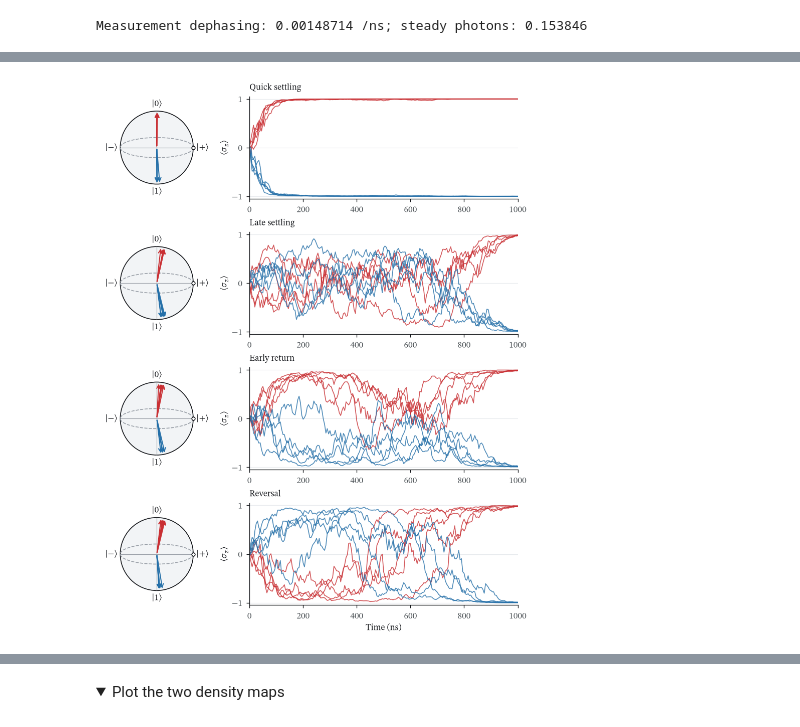
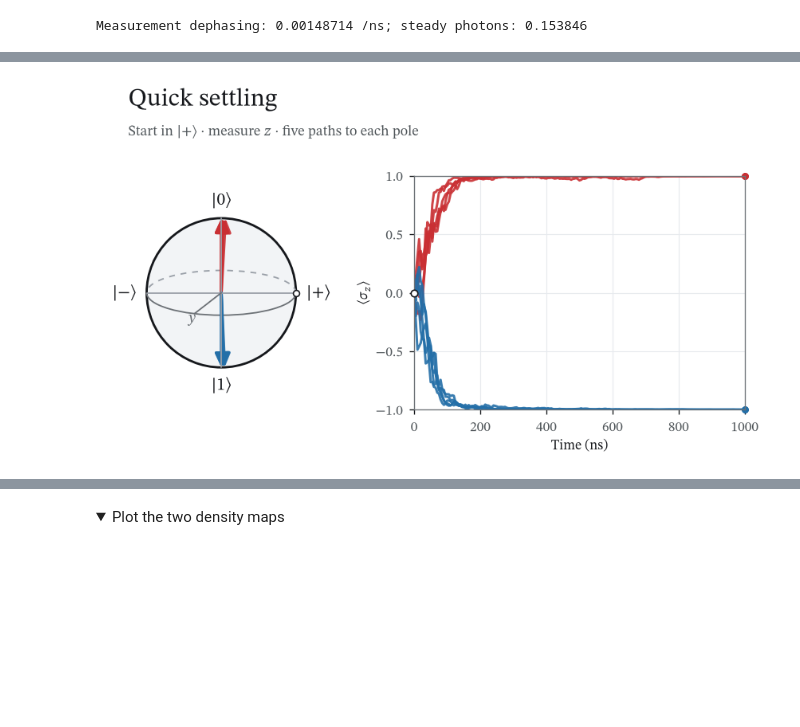
Before and after one commit to quchip/quchip, a Jupyter notebook: examples/04_continuous_measurement.ipynb, the cells around one changed output, grey strips where cells are left out. Cells and saved outputs as stored; diff of their text form; code cells hidden in the pictures; folded sections open; blank space fills up the shorter version.

Commit message:
Add ideal Qubit and refine the continuous measurement guide

```diff
--- a/examples/04_continuous_measurement.ipynb
+++ b/examples/04_continuous_measurement.ipynb
@@ -22,29 +24,31 @@ the settled fields for the qubit in $|0\rangle$ and $|1\rangle$.
 # %%
 import numpy as np
 from quchip import (
-    RWA, ChargeDrive, Chip, CrossKerr, DuffingTransmon,
-    QuantumSequence, Resonator, Square,
+    RWA, ChargeDrive, Chip, CrossKerr, Qubit, QuantumSequence, Resonator, Square,
 )
 
-amplitude = 0.008                       # GHz
-kappa = 2 * np.pi * 0.020              # 1/ns
-q = DuffingTransmon(freq=5.0, anharmonicity=-0.25, levels=2, label="q")
+amplitude = 0.008                     # charge-drive amplitude, GHz
+kappa = 2 * np.pi * 0.020             # resonator linewidth, 1/ns
+q = Qubit(freq=5.0, label="q")
 r = Resonator(freq=6.0, levels=12, T1=1 / kappa, label="r")
 readout = Chip(
     [q, r], couplings=[CrossKerr(q, r, chi=-0.004, label="qr")],
     frame={"q": 5.0, "r": 5.998}, approximation=RWA(),
 )
+
 drive = ChargeDrive(r, label="readout")
 _ = readout.wire(drive)
 sequence = QuantumSequence(readout)
 _ = sequence.schedule(
     drive, envelope=Square(duration=400.0, amplitude=amplitude), freq=5.998,
 )
+
 branches = sequence.simulate_batch(
     sequence.vary("initial_state", [{"q": 0, "r": 0}, {"q": 1, "r": 0}]),
     tlist=np.arange(401.0), e_ops=readout.e_ops(r=["a", "n"]),
     states="none", progress=False,
 )
+
 alpha = np.array([branch.expect(r, 0)[-1] for branch in branches])
 nbar = float(branches[1].expect(r, 1)[-1].real)
 gamma = float(kappa * abs(alpha[0] - alpha[1]) ** 2 / 2)
@@ -124,51 +134,88 @@ reverse, while an exact $\sigma_z$ eigenstate is stationary under this measureme
 # %%
 import shutil
 import matplotlib.pyplot as plt
-from matplotlib.patches import Arc, Circle
+from matplotlib.patches import Arc, Circle, FancyArrowPatch
 
 plt.style.use("../docs/_static/quchip.mplstyle")
 plt.rcParams["text.usetex"] = bool(shutil.which("latex"))
+
 z = bloch[:, :, 2]
 selected = {}
 for kind in ("Quick settling", "Late settling", "Early return", "Reversal"):
     selected[kind] = []
+
     for sign in (1, -1):
         toward = sign * z
         candidates = np.flatnonzero(toward[:, -1] > 0.97)
+
         if kind == "Quick settling":
             last_outside = np.max(np.where(toward <= 0.95, np.arange(len(t)), -1), axis=1)
             score = -t[np.minimum(last_outside + 1, len(t) - 1)]
         elif kind == "Reversal":
+            candidates = candidates[toward[candidates].min(axis=1) < -0.9]
             score = (-toward).max(axis=1)
         else:
             after = t >= (400.0 if kind == "Early return" else 250.0)
             if kind == "Early return":
                 early = np.any(toward[:, t <= 400.0] > 0.9, axis=1)
-                candidates = candidates[early[candidates]]
+                returned = toward[:, after].min(axis=1) < 0.5
+                candidates = candidates[early[candidates] & returned[candidates]]
             score = abs(np.diff(toward[:, after], axis=1)).sum(axis=1) + 4 * (1 - toward[:, after]).mean(axis=1)
+
+        if len(candidates) < 5:
+            raise ValueError(f"Too few {kind.lower()} paths toward pole {sign}; increase shots.")
+
         selected[kind].extend(candidates[np.argsort(-score[candidates])[:5]])
 
-fig, axes = plt.subplots(4, 2, figsize=(7.2, 9.2), width_ratios=(1, 2.3), layout="constrained")
-for (kind, indices), (sphere, trace) in zip(selected.items(), axes):
-    sphere.add_patch(Circle((0, 0), 1, facecolor="#F2F4F6", edgecolor="#16181C"))
-    sphere.add_patch(Arc((0, 0), 2, 0.55, color="#9AA0A8", linestyle="--"))
-    sphere.plot([-1, 1], [0, 0], color="#9AA0A8", lw=0.7)
-    sphere.plot([0, 0], [-1, 1], color="#9AA0A8", lw=0.7)
+history_figures = {}
+for kind, indices in selected.items():
+    name = kind.lower().replace(" ", "_")
+    fig = plt.figure(figsize=(7.2, 4.45))
+    fig.text(0.06, 0.91, kind, fontsize=19)
+    fig.text(0.06, 0.84, r"Start in $|+\rangle$ · measure $z$ · five paths to each pole",
+             fontsize=11, color="#50565A")
+
+    sphere = fig.add_axes((0.027, 0.198, 0.336, 0.544))
+    sphere.set(xlim=(-1.55, 1.55), ylim=(-1.55, 1.55), aspect="equal")
+    sphere.axis("off")
+    sphere.add_patch(Circle((0, 0), 1, facecolor="#F2F4F6", edgecolor="#16181C", lw=1.7))
+    sphere.add_patch(Arc((0, 0), 2, 0.6, theta1=0, theta2=180,
+                         color="#9AA0A8", lw=1.1, linestyle=(0, (4, 4))))
+    sphere.add_patch(Arc((0, 0), 2, 0.6, theta1=180, theta2=360, color="#6D7277", lw=1.1))
+    sphere.plot([-1, 1], [0, 0], color="#9AA0A8", lw=1.1)
+    sphere.plot([0, 0], [-1, 1], color="#9AA0A8", lw=1.1)
+    sphere.plot([0, -0.36], [0, -0.28], color="#6D7277", lw=1.1)
+    sphere.text(-0.45, -0.4, "$y$", color="#6D7277", fontsize=12)
+
+    for x, y, label in ((0, 1.24, r"$|0\rangle$"), (0, -1.24, r"$|1\rangle$"),
+                         (1.3, 0, r"$|+\rangle$"), (-1.3, 0, r"$|-\rangle$")):
+        sphere.text(x, y, label, ha="center", va="center", fontsize=13)
+    sphere.scatter([1], [0], s=22, facecolor="white", edgecolor="#16181C", zorder=20)
+
+    trace = fig.add_axes((0.475, 0.195, 0.48, 0.55))
+    trace.set(xlim=(0, t[-1]), ylim=(-1, 1), yticks=(-1, -0.5, 0, 0.5, 1),
+              xticks=np.arange(0, 1001, 200), xlabel="Time (ns)", ylabel=r"$\langle\sigma_z\rangle$")
+    trace.grid(True)
+    for spine in trace.spines.values():
+        spine.set_visible(True)
+        spine.set_color("#6D7277")
+
+    artists = []
     for i in indices:
         color = "#C92F33" if z[i, -1] > 0 else "#246FA8"
-        sphere.annotate("", xy=bloch[i, -1, [0, 2]], xytext=(0, 0),
-                        arrowprops={"arrowstyle": "->", "color": color, "lw": 1.2})
-        trace.plot(t, z[i], color=color, lw=1.0, alpha=0.8)
-    for x, y, label in ((0, 1.2, r"$|0\rangle$"), (0, -1.2, r"$|1\rangle$"),
-                         (1.25, 0, r"$|+\rangle$"), (-1.25, 0, r"$|-\rangle$")):
-        sphere.text(x, y, label, ha="center", va="center")
-    sphere.scatter([1], [0], s=16, facecolor="white", edgecolor="#16181C", zorder=5)
-    sphere.set(xlim=(-1.5, 1.5), ylim=(-1.4, 1.4), aspect="equal")
-    sphere.axis("off")
-    trace.set(title=kind, xlim=(0, t[-1]), ylim=(-1.05, 1.05), yticks=(-1, 0, 1),
-              ylabel=r"$\langle\sigma_z\rangle$")
-axes[-1, 1].set_xlabel("Time (ns)")
-fig.savefig("../docs/images/measurement_histories.svg")
-plt.show()
+        arrow = FancyArrowPatch((0, 0), bloch[i, -1, [0, 2]],
+                                arrowstyle="-|>,head_length=8.4,head_width=3.9",
+                                mutation_scale=1, lw=2.2, color=color, alpha=0.9,
+                                shrinkA=0, shrinkB=0, capstyle="round", joinstyle="round")
+        sphere.add_patch(arrow)
+        line, = trace.plot(t, z[i], color=color, lw=1.8, alpha=0.9)
+        dot, = trace.plot(t[-1], z[i, -1], "o", color=color, ms=4, clip_on=False)
+        artists.append((i, arrow, line, dot))
+
+    trace.scatter([0], [0], s=26, facecolor="white", edgecolor="#16181C", zorder=20, clip_on=False)
+    cursor = trace.axvline(t[-1], color="#9AA0A8", lw=1.1, ls=(0, (4, 4)), visible=False)
+    history_figures[name] = (fig, artists, cursor)
+    fig.savefig(f"../docs/images/measurement_{name}.svg")
+    plt.show()
 # %% [output]
-[figure, old version]
+[figure, new version]
```
Also changed, not shown: parts of 13 cells of this notebook, 44 other files.
